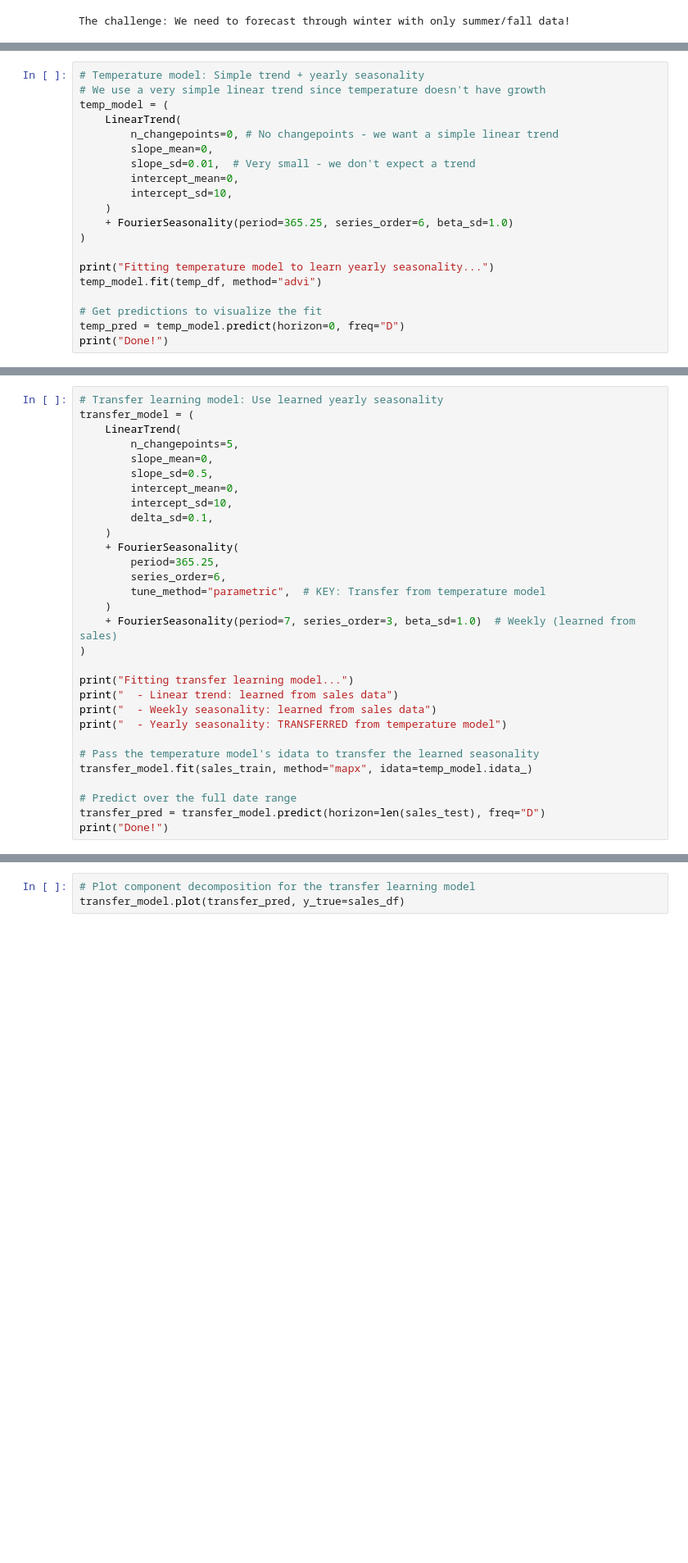
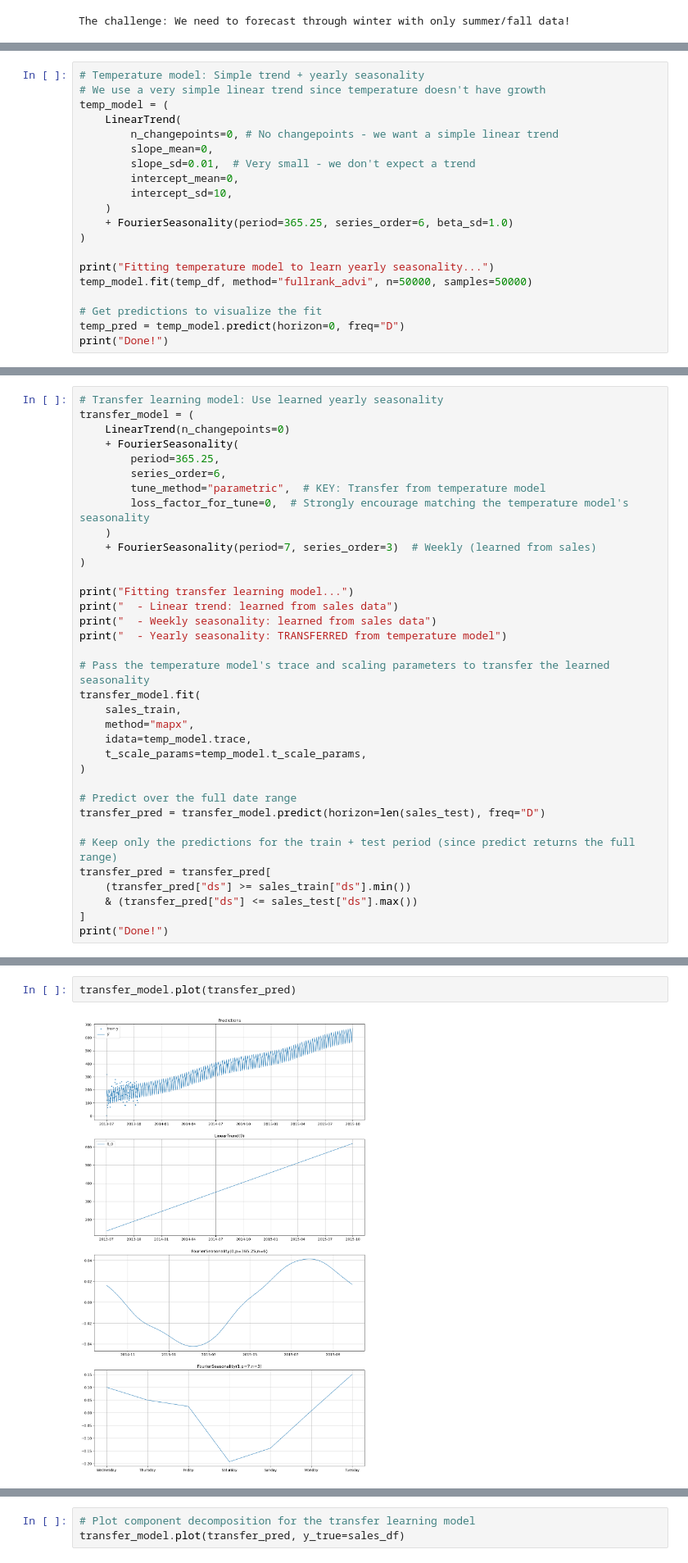
Before and after one commit to jovan-krajevski/vangja, a Jupyter notebook: notebooks/07_transfer_learning.ipynb, the cells around one changed output, grey strips where cells are left out. Shown at 82% size. Saved outputs shown, nothing was run; the diff lists cells and outputs as text; blank space fills up the shorter version.

```diff
--- a/notebooks/07_transfer_learning.ipynb
+++ b/notebooks/07_transfer_learning.ipynb
@@ -238,7 +231,7 @@ temp_model = (
 )
 
 print("Fitting temperature model to learn yearly seasonality...")
-temp_model.fit(temp_df, method="advi")
+temp_model.fit(temp_df, method="fullrank_advi", n=50000, samples=50000)
 
 # Get predictions to visualize the fit
 temp_pred = temp_model.predict(horizon=0, freq="D")
@@ -307,20 +332,14 @@ This gives the sales model a strong, informed prior about what yearly seasonalit
 # %%
 # Transfer learning model: Use learned yearly seasonality
 transfer_model = (
-    LinearTrend(
-        n_changepoints=5,
-        slope_mean=0,
-        slope_sd=0.5,
-        intercept_mean=0,
-        intercept_sd=10,
-        delta_sd=0.1,
-    )
+    LinearTrend(n_changepoints=0)
     + FourierSeasonality(
         period=365.25,
         series_order=6,
         tune_method="parametric",  # KEY: Transfer from temperature model
+        loss_factor_for_tune=0,  # Strongly encourage matching the temperature model's seasonality
     )
-    + FourierSeasonality(period=7, series_order=3, beta_sd=1.0)  # Weekly (learned from sales)
+    + FourierSeasonality(period=7, series_order=3)  # Weekly (learned from sales)
 )
 
 print("Fitting transfer learning model...")
@@ -328,9 +347,20 @@ print("  - Linear trend: learned from sales data")
 print("  - Weekly seasonality: learned from sales data")
 print("  - Yearly seasonality: TRANSFERRED from temperature model")
 
-# Pass the temperature model's idata to transfer the learned seasonality
-transfer_model.fit(sales_train, method="mapx", idata=temp_model.idata_)
+# Pass the temperature model's trace and scaling parameters to transfer the learned seasonality
+transfer_model.fit(
+    sales_train,
+    method="mapx",
+    idata=temp_model.trace,
+    t_scale_params=temp_model.t_scale_params,
+)
 
 # Predict over the full date range
 transfer_pred = transfer_model.predict(horizon=len(sales_test), freq="D")
+
+# Keep only the predictions for the train + test period (since predict returns the full range)
+transfer_pred = transfer_pred[
+    (transfer_pred["ds"] >= sales_train["ds"].min())
+    & (transfer_pred["ds"] <= sales_test["ds"].max())
+]
 print("Done!")
@@ -337,3 +391,7 @@ print("Done!")
+# %%
+transfer_model.plot(transfer_pred)
+# %% [output]
+[figure, added]
 # %%
 # Plot transfer learning predictions vs actual data
 fig, ax = plt.subplots(figsize=(14, 6))
```
Also changed, not shown: parts of 12 cells of this notebook.
